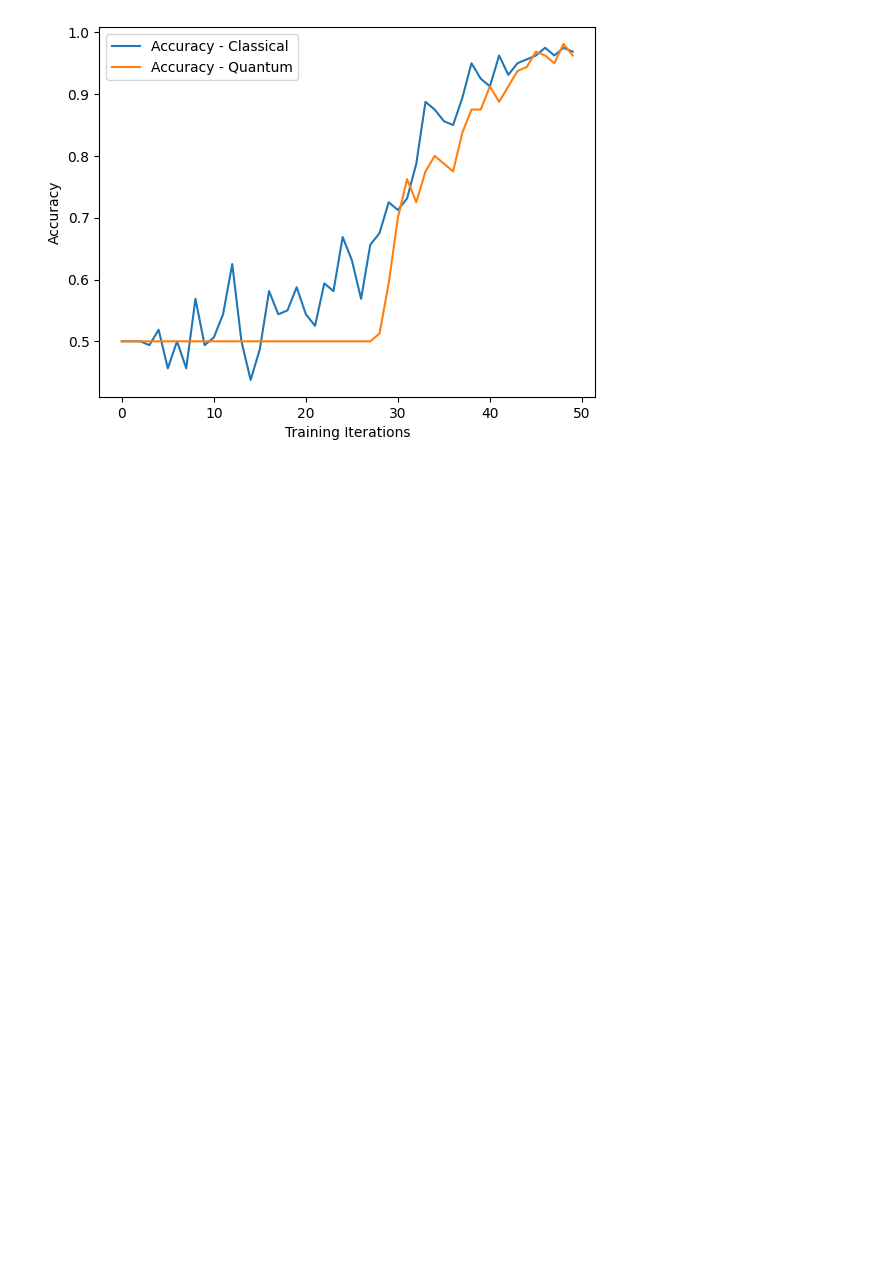
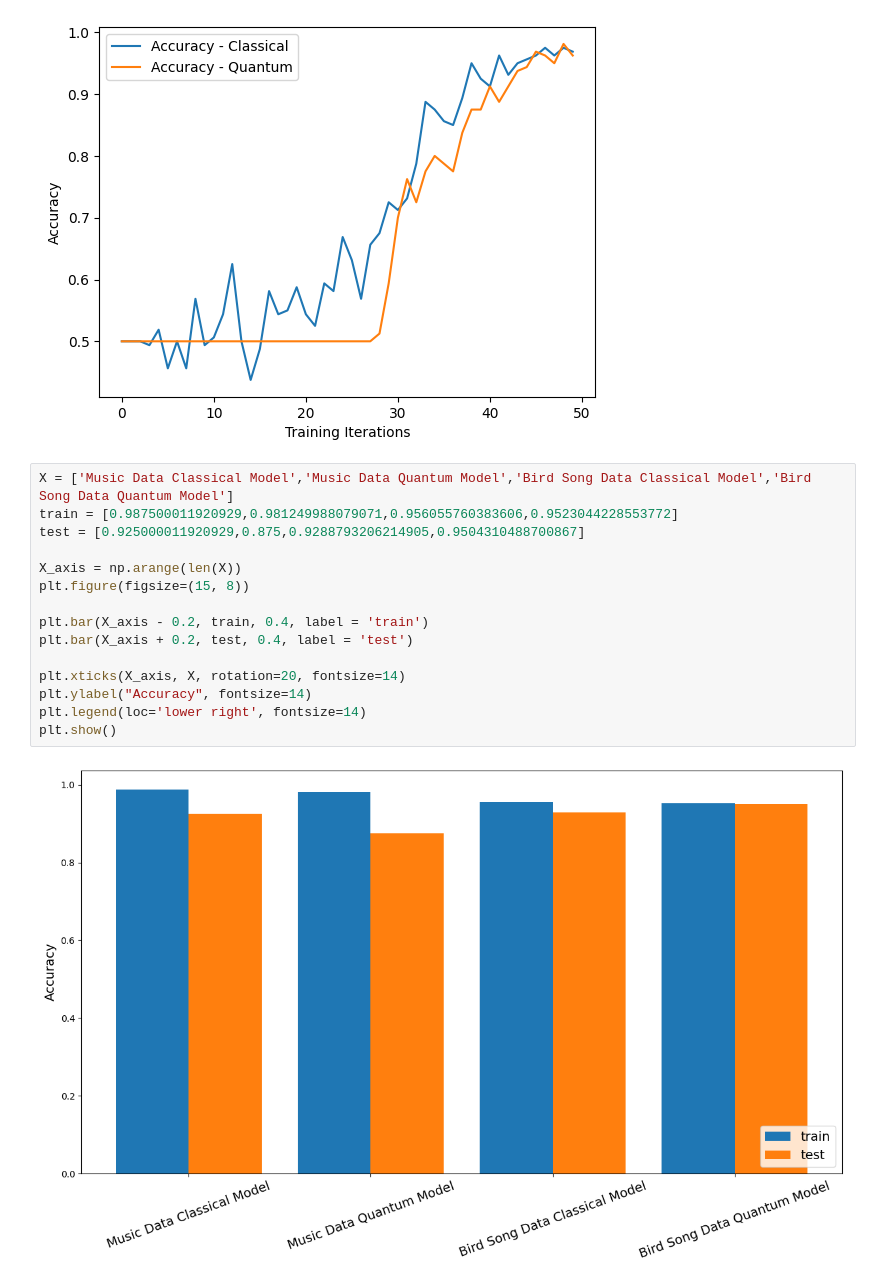
Before and after one commit to yashyaks/Quantum, a Jupyter notebook: testing/plots.ipynb, the cells around one changed output. Saved outputs shown, nothing was run; the diff lists cells and outputs as text; blank space fills up the shorter version.

Commit message:
plots added

```diff
--- a/testing/plots.ipynb
+++ b/testing/plots.ipynb
@@ -68,3 +69,20 @@ plt.legend()
 plt.show()
 # %% [output]
 [figure]
+# %%
+X = ['Music Data Classical Model','Music Data Quantum Model','Bird Song Data Classical Model','Bird Song Data Quantum Model']
+train = [0.987500011920929,0.981249988079071,0.956055760383606,0.9523044228553772]
+test = [0.925000011920929,0.875,0.9288793206214905,0.9504310488700867]
+
+X_axis = np.arange(len(X))
+plt.figure(figsize=(15, 8))
+
+plt.bar(X_axis - 0.2, train, 0.4, label = 'train')
+plt.bar(X_axis + 0.2, test, 0.4, label = 'test')
+
+plt.xticks(X_axis, X, rotation=20, fontsize=14)
+plt.ylabel("Accuracy", fontsize=14)
+plt.legend(loc='lower right', fontsize=14)
+plt.show()
+# %% [output]
+[figure, added]
```
Also changed, not shown: parts of 2 cells of this notebook.
